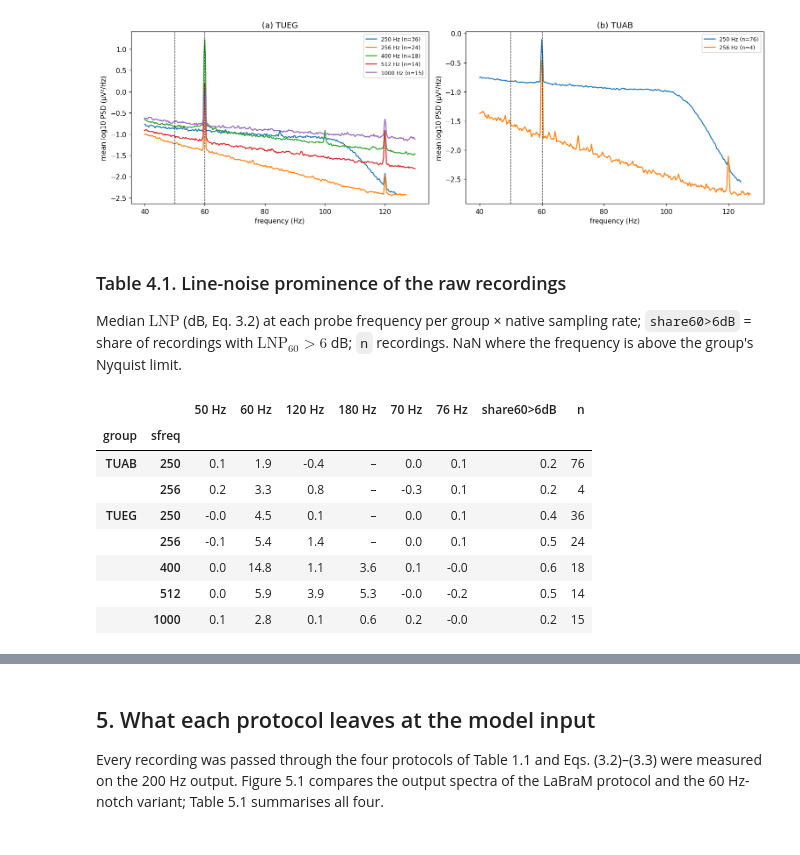
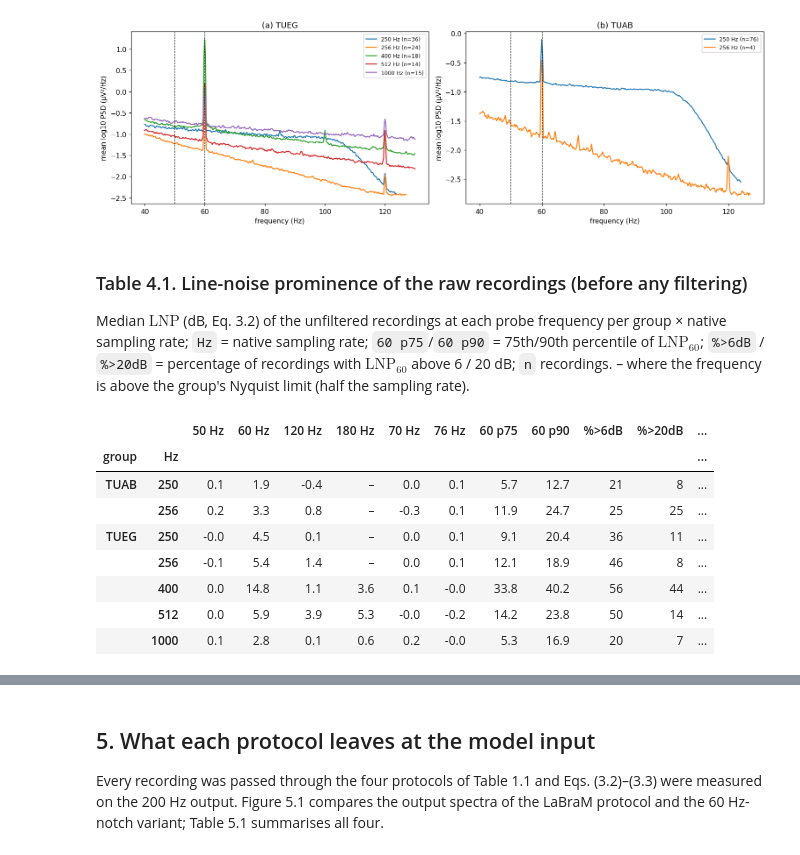
Before and after one commit to Neuro-Clalit/LaBraM, a Jupyter notebook: notebooks/tuh_preprocessing_analysis.ipynb, the cells around one changed output, grey strips where cells are left out. Cells and saved outputs as stored; diff of their text form; code cells hidden in the pictures.

```diff
--- a/notebooks/tuh_preprocessing_analysis.ipynb
+++ b/notebooks/tuh_preprocessing_analysis.ipynb
@@ -48,7 +48,7 @@ table, spectra = qc.analyze_sample(sample.to_dict("records"), edf_path,
 df = table.merge(sample[["stem", "group", "sfreq", "year", "age", "sex", "abnormal", "montage"]],
                  on="stem")
 df["sfreq"] = df["sfreq"].astype(int)          # native rates are whole Hz
-df["era"] = pd.cut(df["year"], [1990, 2004, 2010, 2025], labels=["≤2004", "2005–10", "2011+"])
+df["recording year"] = pd.cut(df["year"], [1990, 2004, 2010, 2025], labels=["≤2004", "2005–10", "2011+"])
 L, N60, BOTH, LP45 = (p.name for p in qc.PROTOCOLS)
 plt.rcParams.update({"figure.dpi": 110})
 print(f"{len(df)} recordings analysed, {df.get('error', pd.Series(dtype=str)).notna().sum()} errors")
@@ -236,26 +240,31 @@ plt.tight_layout(); plt.show()
 # %% [output]
 [figure]
 # %% [markdown]
-### Table 4.1. Line-noise prominence of the raw recordings
+### Table 4.1. Line-noise prominence of the raw recordings (before any filtering)
 
-Median $\mathrm{LNP}$ (dB, Eq. 3.2) at each probe frequency per group × native sampling rate; `share60>6dB` = share of recordings with $\mathrm{LNP}_{60} > 6$ dB; `n` recordings. NaN where the frequency is above the group's Nyquist limit.
+Median $\mathrm{LNP}$ (dB, Eq. 3.2) of the unfiltered recordings at each probe frequency per group × native sampling rate; `Hz` = native sampling rate; `60 p75`/`60 p90` = 75th/90th percentile of $\mathrm{LNP}_{60}$; `%>6dB` / `%>20dB` = percentage of recordings with $\mathrm{LNP}_{60}$ above 6 / 20 dB; `n` recordings. – where the frequency is above the group's Nyquist limit (half the sampling rate).
 # %%
 raw_cols = {f"raw_lnp_{f}": f"{f} Hz" for f in (50, 60, 120, 180, 70, 76)}
 g41 = df.groupby(["group", "sfreq"])
 t41 = g41[list(raw_cols)].median().rename(columns=raw_cols)
-t41["share60>6dB"] = g41["raw_lnp_60"].apply(lambda s: (s > 6).mean())
+t41["60 p75"] = g41["raw_lnp_60"].quantile(0.75)
+t41["60 p90"] = g41["raw_lnp_60"].quantile(0.90)
+t41["%>6dB"] = 100 * g41["raw_lnp_60"].apply(lambda s: (s > 6).mean())
+t41["%>20dB"] = 100 * g41["raw_lnp_60"].apply(lambda s: (s > 20).mean())
 t41["n"] = g41.size()
-numbered_table(t41, "4.1", "Line-noise prominence of the raw recordings", precision=1)
+t41.index.names = ["group", "Hz"]
+numbered_table(t41, "4.1", "Line-noise prominence of the raw recordings", precision=1).format(
+    "{:.0f}", subset=["%>6dB", "%>20dB", "n"])
 # %% [output]
-|  |  | 50 Hz | 60 Hz | 120 Hz | 180 Hz | 70 Hz | 76 Hz | share60>6dB | n |
-| group | sfreq |  |  |  |  |  |  |  |  |
-| TUAB | 250 | 0.1 | 1.9 | -0.4 | – | 0.0 | 0.1 | 0.2 | 76 |
-|  | 256 | 0.2 | 3.3 | 0.8 | – | -0.3 | 0.1 | 0.2 | 4 |
-| TUEG | 250 | -0.0 | 4.5 | 0.1 | – | 0.0 | 0.1 | 0.4 | 36 |
-|  | 256 | -0.1 | 5.4 | 1.4 | – | 0.0 | 0.1 | 0.5 | 24 |
-|  | 400 | 0.0 | 14.8 | 1.1 | 3.6 | 0.1 | -0.0 | 0.6 | 18 |
-|  | 512 | 0.0 | 5.9 | 3.9 | 5.3 | -0.0 | -0.2 | 0.5 | 14 |
-|  | 1000 | 0.1 | 2.8 | 0.1 | 0.6 | 0.2 | -0.0 | 0.2 | 15 |
+|  |  | 50 Hz | 60 Hz | 120 Hz | 180 Hz | 70 Hz | 76 Hz | 60 p75 | 60 p90 | %>6dB | %>20dB | ... |
+| group | Hz |  |  |  |  |  |  |  |  |  |  | ... |
+| TUAB | 250 | 0.1 | 1.9 | -0.4 | – | 0.0 | 0.1 | 5.7 | 12.7 | 21 | 8 | ... |
+|  | 256 | 0.2 | 3.3 | 0.8 | – | -0.3 | 0.1 | 11.9 | 24.7 | 25 | 25 | ... |
+| TUEG | 250 | -0.0 | 4.5 | 0.1 | – | 0.0 | 0.1 | 9.1 | 20.4 | 36 | 11 | ... |
+|  | 256 | -0.1 | 5.4 | 1.4 | – | 0.0 | 0.1 | 12.1 | 18.9 | 46 | 8 | ... |
+|  | 400 | 0.0 | 14.8 | 1.1 | 3.6 | 0.1 | -0.0 | 33.8 | 40.2 | 56 | 44 | ... |
+|  | 512 | 0.0 | 5.9 | 3.9 | 5.3 | -0.0 | -0.2 | 14.2 | 23.8 | 50 | 14 | ... |
+|  | 1000 | 0.1 | 2.8 | 0.1 | 0.6 | 0.2 | -0.0 | 5.3 | 16.9 | 20 | 7 | ... |
 # %% [markdown]
 Table 4.1 and Figure 4.1 give the first answer. **There is no 50 Hz line anywhere** (median
 $\mathrm{LNP}_{50}\approx 0$ dB in every group), so the protocol's 50 Hz notch removes no
```
Also changed, not shown: parts of 26 cells of this notebook, 3 other files.
